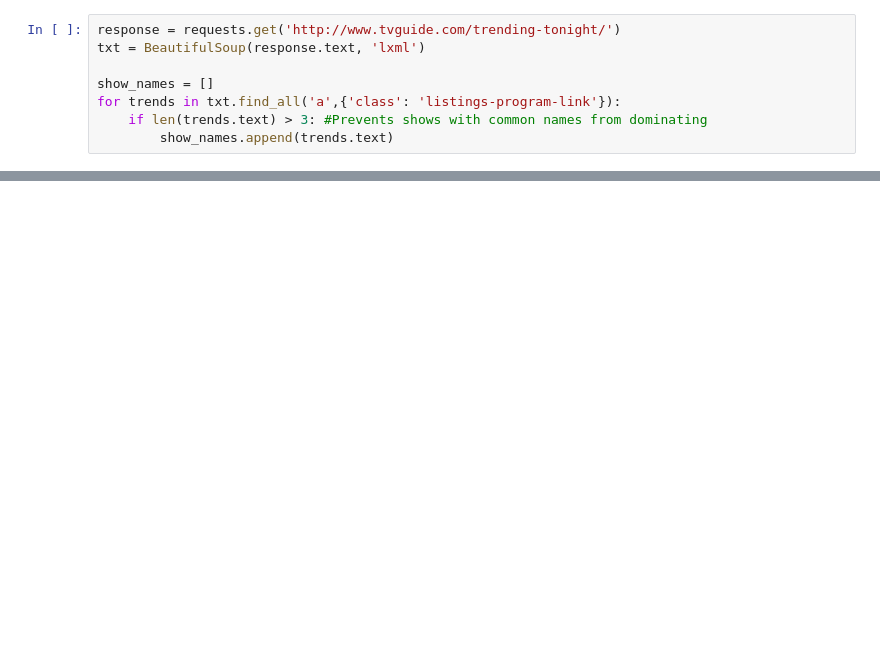
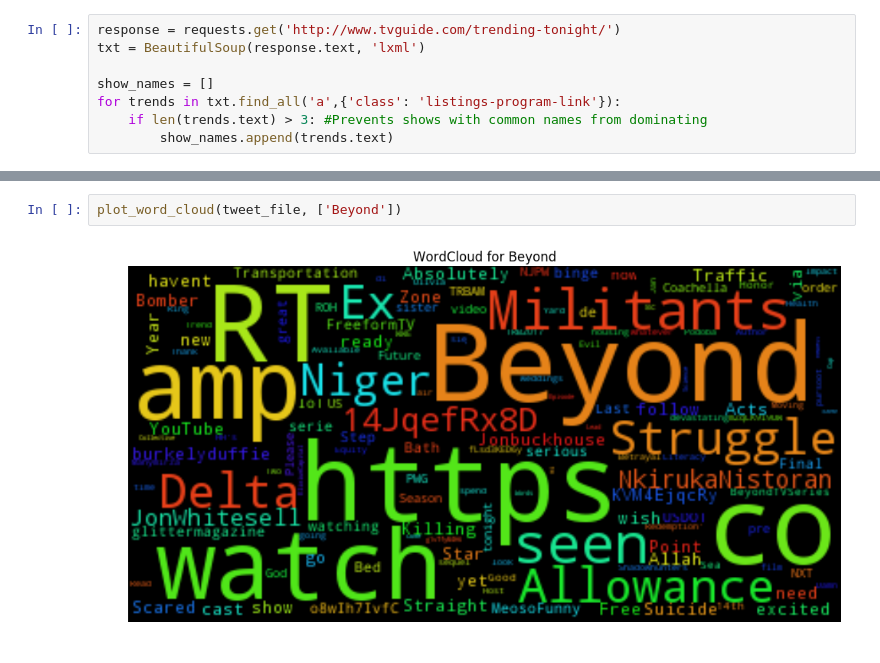
Before and after one commit to spsnively/Analysis_with_Twitter_API, a Jupyter notebook: Twitter.ipynb, the cells around one changed output, grey strips where cells are left out. Cells and saved outputs as stored; diff of their text form; blank space fills up the shorter version.

Commit message:
Added word cloud and sentiment analysis

```diff
--- a/Twitter.ipynb
+++ b/Twitter.ipynb
@@ -73,0 +101,4 @@ graph_tweets(tweet_file, show_names)
+# %%
+plot_word_cloud(tweet_file, ['Beyond'])
+# %% [output]
+[figure, added]
```
Also changed, not shown: parts of 4 cells of this notebook.
